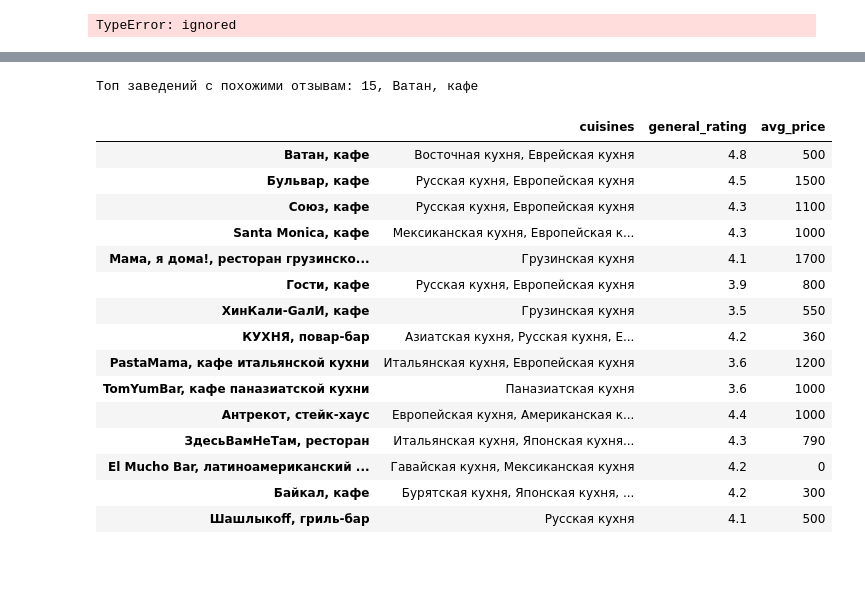
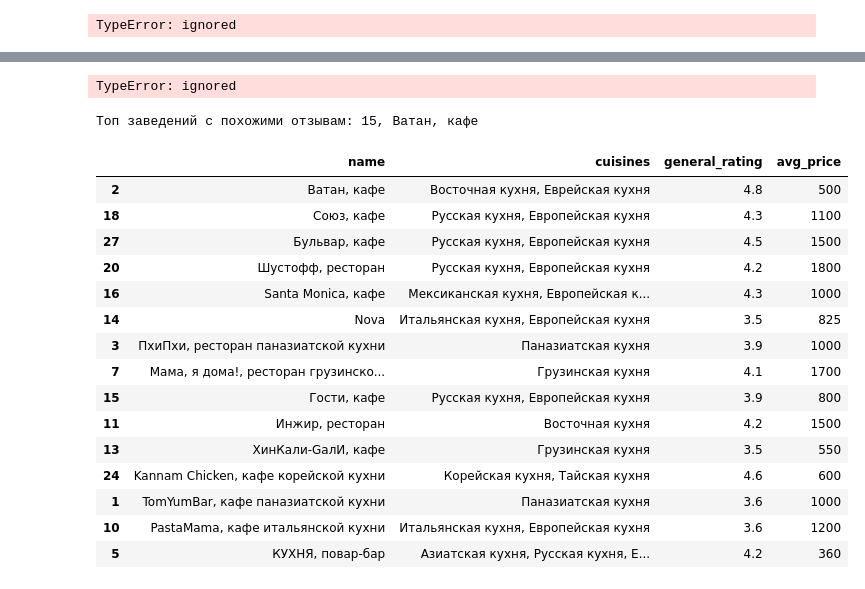
Before and after one commit to nastirlex/Catering-Dishes-Helper-android-app, a Jupyter notebook: DS/recomendation_system.ipynb, the cells around one changed output, grey strips where cells are left out. Cells and saved outputs as stored; diff of their text form; code cells hidden in the pictures.

Commit message:
add connection to MongoDB

```diff
--- a/DS/recomendation_system.ipynb
+++ b/DS/recomendation_system.ipynb
@@ -141,3 +183,7 @@ TypeError: ignored
+# %%
+db = connect_to_mongodb()
+keywords = pd.DataFrame.from_dict(db['GDELT'].find())
+keywords
 # %%
 from nltk.corpus import stopwords
 srword = nltk.corpus.stopwords.words('russian')
@@ -154,0 +226,13 @@ cosine_similarities.shape
+# %%
+connect_to_mongodb = db
+collection = db['sim']
+result = collection.find_one()
+matrix_from_db = np.array(result['matrix'])
+# Загрузка матрицы из файла
+# matrix = np.loadtxt('matrix.txt')
+
+# Преобразование матрицы в список для сохранения в MongoDB
+matrix_list = cosine_similarities.tolist()
+
+# Вставка матрицы в MongoDB
+collection.insert_one({'matrix': matrix_list})
@@ -154,0 +267,4 @@ cosine_similarities.shape
+# %%
+connect_to_mongodb = db
+df_percent = pd.DataFrame.from_dict(db['DF'].find())
+df_percent
@@ -155,38 +289,56 @@ cosine_similarities.shape
+# %%
+db = connect_to_mongodb()
+# %% [output]
+TypeError: ignored
 # %%
+from urllib.parse import quote_plus
+import pymongo as pym
+def connect_to_mongodb():
+    username = quote_plus('fanot')
+    password = quote_plus('funny1cool')
+    url = 'mongodb+srv://'+ username + ':' + password +'@cluster0.t4mdtbd.mongodb.net/?retryWrites=true&w=majority'
+    client = pym.MongoClient(url)
+    return client.get_database('Cluster0')
 def recommend(name, cosine_similarities = cosine_similarities):
     recommend_restaurant = []
     idx = indices[indices == name].index[0]
+    connect_to_mongodb = db
+    df_percent = pd.DataFrame.from_dict(db['DF'].find())
+    collection = db['sim']
+    result = collection.find_one()
+    cosine_similarities = np.array(result['matrix'])
+    # print(df_percent)
     score_series = pd.Series(cosine_similarities[idx]).sort_values(ascending=False)
-    top51_indexes = list(score_series.iloc[0:51].index)
-    for each in top51_indexes:
+    top31_indexes = list(score_series.iloc[0:31].index)
+    for each in top31_indexes:
         recommend_restaurant.append(list(df_percent.index)[each])
-        df_new = pd.DataFrame(columns=['cuisines', 'general_rating', 'avg_price'])
+        df_new = pd.DataFrame(columns=['name','cuisines', 'general_rating', 'avg_price'])
     for each in recommend_restaurant:
-        df_new = df_new.append(pd.DataFrame(df_percent[['cuisines', 'general_rating', 'avg_price']][df_percent.index == each].sample()))
+        df_new = df_new.append(pd.DataFrame(df_percent[['name','cuisines', 'general_rating', 'avg_price']][df_percent.index == each].sample()))
     df_new = df_new.drop_duplicates(subset=['cuisines', 'general_rating', 'avg_price'], keep=False)
     df_new = df_new.head(15)
     print('Топ заведений с похожими отзывам: %d, %s' % (len(df_new), name))
 
     return df_new
 recommend('Ватан, кафе')
 # %% [output]
 Топ заведений с похожими отзывам: 15, Ватан, кафе
-|  | cuisines | general_rating | avg_price |
-| Ватан, кафе | Восточная кухня, Еврейская кухня | 4.8 | 500 |
-| Бульвар, кафе | Русская кухня, Европейская кухня | 4.5 | 1500 |
-| Союз, кафе | Русская кухня, Европейская кухня | 4.3 | 1100 |
-| Santa Monica, кафе | Мексиканская кухня, Европейская к... | 4.3 | 1000 |
-| Мама, я дома!, ресторан грузинско... | Грузинская кухня | 4.1 | 1700 |
-| Гости, кафе | Русская кухня, Европейская кухня | 3.9 | 800 |
-| ХинКали-GaлИ, кафе | Грузинская кухня | 3.5 | 550 |
-| КУХНЯ, повар-бар | Азиатская кухня, Русская кухня, Е... | 4.2 | 360 |
-| PastaMama, кафе итальянской кухни | Итальянская кухня, Европейская кухня | 3.6 | 1200 |
-| TomYumBar, кафе паназиатской кухни | Паназиатская кухня | 3.6 | 1000 |
-| Антрекот, стейк-хаус | Европейская кухня, Американская к... | 4.4 | 1000 |
-| ЗдесьВамНеТам, ресторан | Итальянская кухня, Японская кухня... | 4.3 | 790 |
-| El Mucho Bar, латиноамериканский ... | Гавайская кухня, Мексиканская кухня | 4.2 | 0 |
-| Байкал, кафе | Бурятская кухня, Японская кухня, ... | 4.2 | 300 |
-| Шашлыкоff, гриль-бар | Русская кухня | 4.1 | 500 |
+|  | name | cuisines | general_rating | avg_price |
+| 2 | Ватан, кафе | Восточная кухня, Еврейская кухня | 4.8 | 500 |
+| 18 | Союз, кафе | Русская кухня, Европейская кухня | 4.3 | 1100 |
+| 27 | Бульвар, кафе | Русская кухня, Европейская кухня | 4.5 | 1500 |
+| 20 | Шустофф, ресторан | Русская кухня, Европейская кухня | 4.2 | 1800 |
+| 16 | Santa Monica, кафе | Мексиканская кухня, Европейская к... | 4.3 | 1000 |
+| 14 | Nova | Итальянская кухня, Европейская кухня | 3.5 | 825 |
+| 3 | ПхиПхи, ресторан паназиатской кухни | Паназиатская кухня | 3.9 | 1000 |
+| 7 | Мама, я дома!, ресторан грузинско... | Грузинская кухня | 4.1 | 1700 |
+| 15 | Гости, кафе | Русская кухня, Европейская кухня | 3.9 | 800 |
+| 11 | Инжир, ресторан | Восточная кухня | 4.2 | 1500 |
+| 13 | ХинКали-GaлИ, кафе | Грузинская кухня | 3.5 | 550 |
+| 24 | Kannam Сhicken, кафе корейской кухни | Корейская кухня, Тайская кухня | 4.6 | 600 |
+| 1 | TomYumBar, кафе паназиатской кухни | Паназиатская кухня | 3.6 | 1000 |
+| 10 | PastaMama, кафе итальянской кухни | Итальянская кухня, Европейская кухня | 3.6 | 1200 |
+| 5 | КУХНЯ, повар-бар | Азиатская кухня, Русская кухня, Е... | 4.2 | 360 |
 # %%
 recommend('TomYumBar, кафе паназиатской кухни')
 # %% [output]
```
Also changed, not shown: parts of 16 cells of this notebook.
